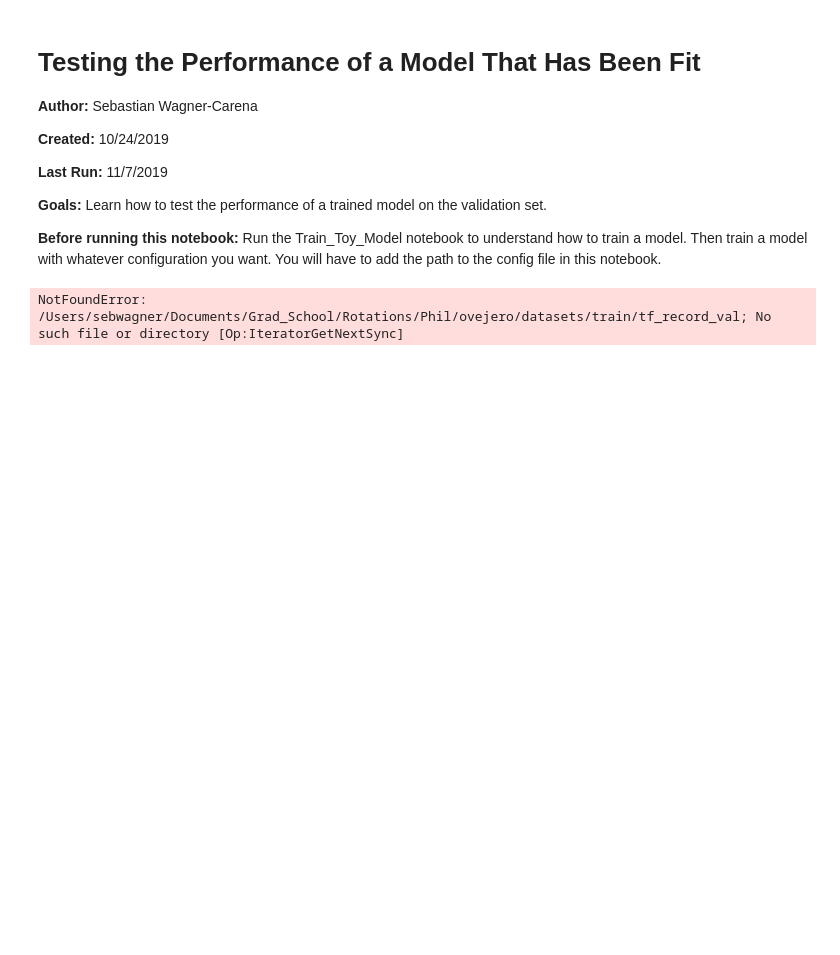
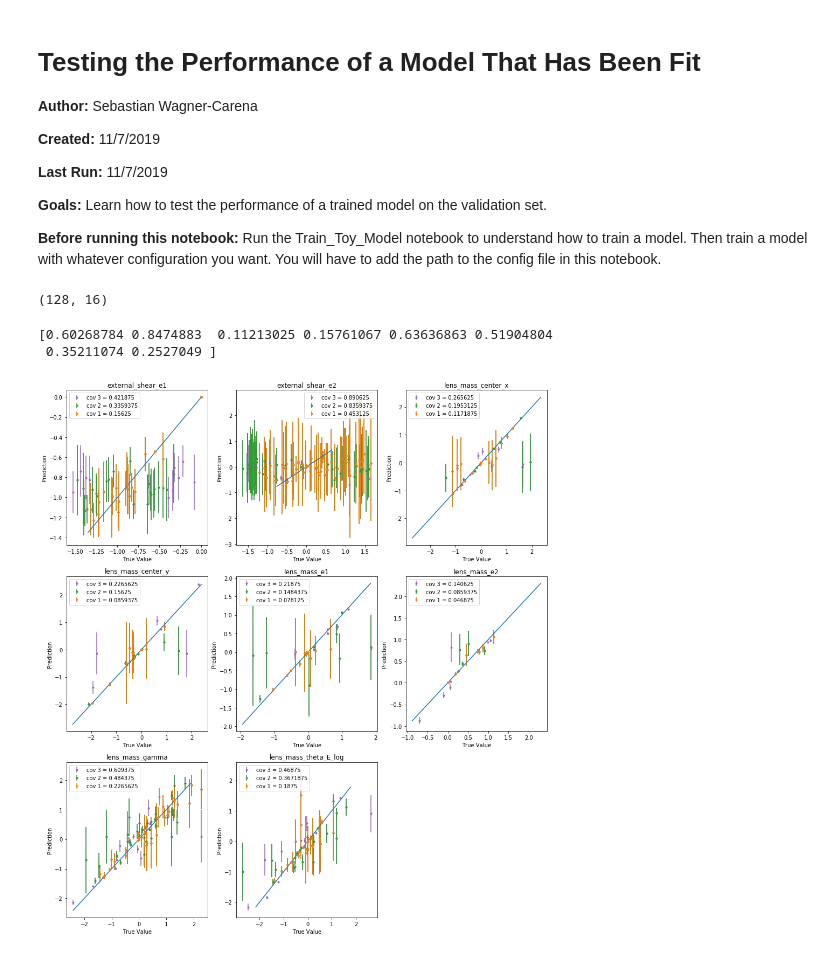
Before and after one commit to swagnercarena/ovejero, a Jupyter notebook: demos/Test_Model_Performance.ipynb, the cells around one changed output. Cells and saved outputs as stored; diff of their text form; code cells hidden in the pictures; blank space fills up the shorter version.

```diff
--- a/demos/Test_Model_Performance.ipynb
+++ b/demos/Test_Model_Performance.ipynb
@@ -11,7 +11,7 @@ def NOTIMPLEMENTED():
 
 __Author:__ Sebastian Wagner-Carena
 
-__Created:__ 10/24/2019
+__Created:__ 11/7/2019
 
 __Last Run:__ 11/7/2019
 
@@ -34,6 +34,50 @@ final_params = cfg['training_params']['final_params']
 batch_size = 128
 # %%
 tf_dataset_v = data_tools.build_tf_dataset(tf_record_path_v,final_params,batch_size,1)
-image_batch, output_batch = tf_dataset_v.take(1)
+for image_batch, output_batch in tf_dataset_v.take(1):
+    image_batch = image_batch.numpy()
+    output_batch = output_batch.numpy()
-# %% [output]
-NotFoundError: /Users/sebwagner/Documents/Grad_School/Rotations/Phil/ovejero/datasets/train/tf_record_val; No such file or directory [Op:IteratorGetNextSync]
+# %%
+predict_batch = model.predict(image_batch)
+# %%
+predict_batch.shape
+# %% [output]
+(128, 16)
+# %%
+y_test = output_batch
+y_param_pred = predict_batch[:,:num_params]
+y_std = np.exp(predict_batch[:,num_params:])
+
+plt.figure(figsize=(16,18))
+sub_samp = list(range(len(y_test)))
+error = y_param_pred - y_test
+cov_mask_1 = np.abs(error) < y_std
+cov_mask_2 = np.abs(error) < 2*y_std
+cov_mask_3 = np.abs(error) < 3*y_std
+coverage_1 = np.sum(cov_mask_1, axis=0) / batch_size
+coverage_2 = np.sum(cov_mask_2, axis=0) / batch_size
+coverage_3 = np.sum(cov_mask_3, axis=0) / batch_size
+for i in range(len(final_params)):
+    plt.subplot(3, 3, i+1)
+    plt.errorbar(y_test[sub_samp,i]*cov_mask_3[sub_samp,i], y_param_pred[sub_samp,i]*cov_mask_3[sub_samp,i],
+                 yerr=y_std[sub_samp,i]*cov_mask_3[sub_samp,i], fmt='.', label='cov 3 = '+ str(coverage_3[i]),
+                color='C4')
+    plt.errorbar(y_test[sub_samp,i]*cov_mask_2[sub_samp,i],y_param_pred[sub_samp,i]*cov_mask_2[sub_samp,i],
+                 yerr=y_std[sub_samp,i]*cov_mask_2[sub_samp,i], fmt='.', label='cov 2 = '+ str(coverage_2[i]),
+                color='C2')
+    plt.errorbar(y_test[sub_samp,i]*cov_mask_1[sub_samp,i],y_param_pred[sub_samp,i]*cov_mask_1[sub_samp,i],
+                 yerr=y_std[sub_samp,i]*cov_mask_1[sub_samp,i], fmt='.', label='cov 1 = '+ str(coverage_1[i]),
+                color='C1')
+    # plot confidence interval
+    straight = np.linspace(np.min(y_param_pred[:,i]), np.max(y_param_pred[:,i]), 1000)
+    plt.plot(straight, straight, label='',color='C0')
+    plt.title(final_params[i])
+    plt.ylabel('Prediction')
+    plt.xlabel('True Value')
+    plt.legend()
+print(np.median(np.abs(y_param_pred-y_test),axis=0))
+plt.show()
+# %% [output]
+[0.60268784 0.8474883  0.11213025 0.15761067 0.63636863 0.51904804
+ 0.35211074 0.2527049 ]
+[figure, added]
```
Also changed, not shown: 3 other files.
